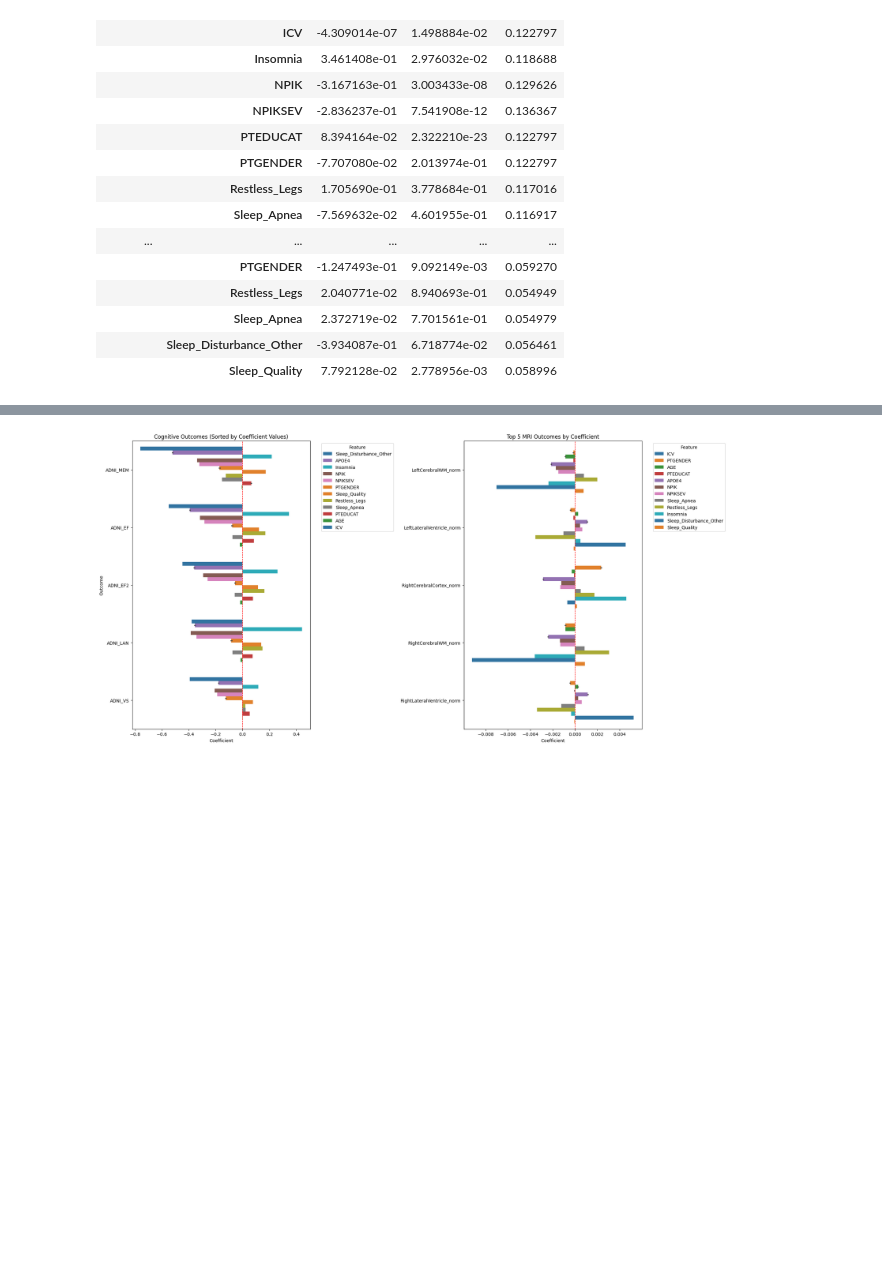
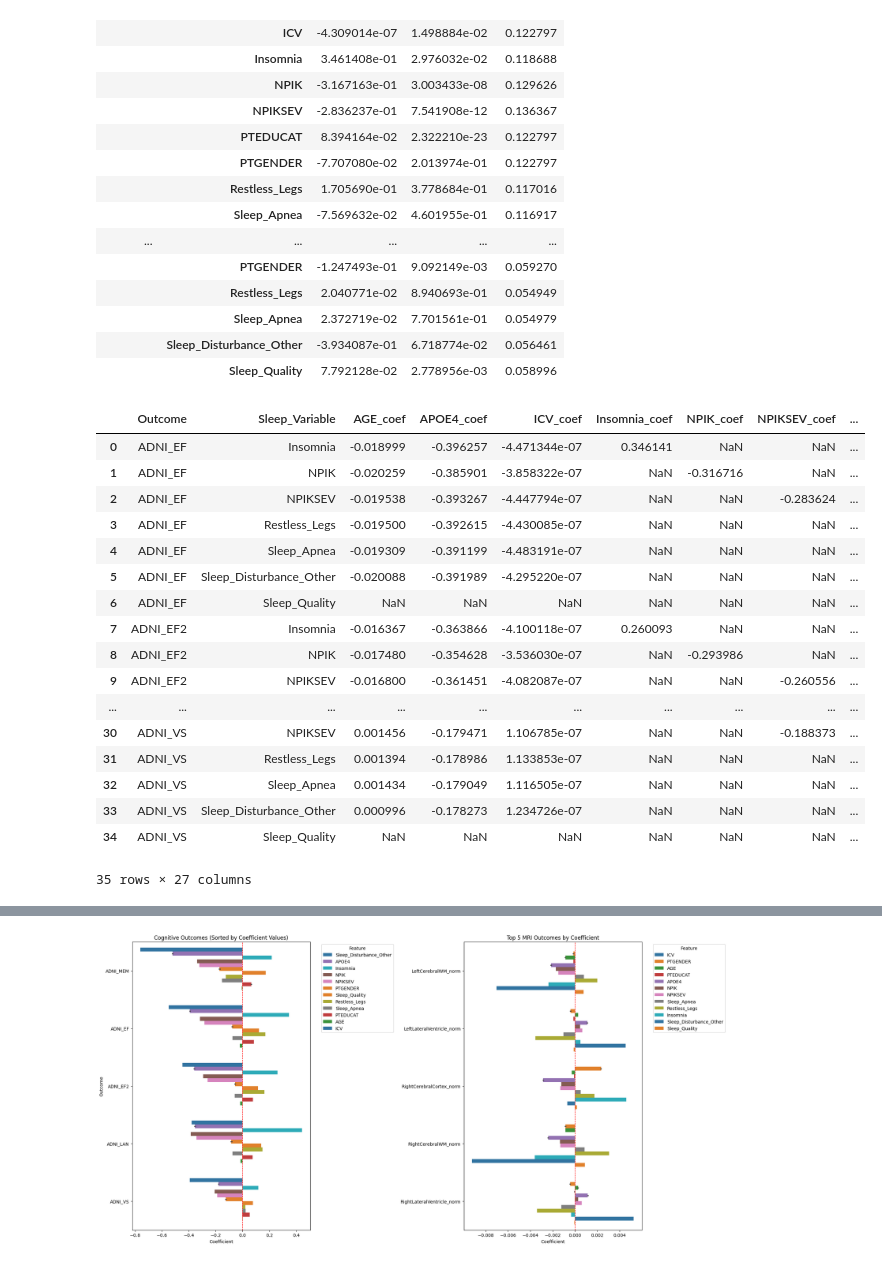
Before and after one commit to Da4kek/AD-Sleep, a Jupyter notebook: modeling-2.ipynb, the cells around one changed output, grey strips where cells are left out. Saved outputs shown, nothing was run; the diff lists cells and outputs as text; code cells hidden in the pictures; blank space fills up the shorter version.

Commit message:
Changed the groupby method

```diff
--- a/modeling-2.ipynb
+++ b/modeling-2.ipynb
@@ -316,3 +317,48 @@ OLS_results_cognitive_df.groupby(['Outcome','Feature']).mean()
 |  | Sleep_Apnea | 2.372719e-02 | 7.701561e-01 | 0.054979 |
 |  | Sleep_Disturbance_Other | -3.934087e-01 | 6.718774e-02 | 0.056461 |
 |  | Sleep_Quality | 7.792128e-02 | 2.778956e-03 | 0.058996 |
+# %%
+def reshape_ols_results(df, sleep_vars):
+    df = df.copy()
+    df['Sleep_Variable'] = df['Feature'].where(df['Feature'].isin(sleep_vars))
+    df['Sleep_Variable'] = df.groupby(['Outcome'])['Sleep_Variable'].ffill()
+    df = df.dropna(subset=['Sleep_Variable'])
+    coef_df = df.pivot_table(
+        index=['Outcome', 'Sleep_Variable'],
+        columns='Feature',
+        values='Coefficient'
+    )
+    coef_df.columns = [f'{col}_coef' for col in coef_df.columns]
+
+    pval_df = df.pivot_table(
+        index=['Outcome', 'Sleep_Variable'],
+        columns='Feature',
+        values='P-Value'
+    )
+    pval_df.columns = [f'{col}_pval' for col in pval_df.columns]
+
+    rsq_df = df.groupby(['Outcome', 'Sleep_Variable'])['R-Squared'].first()
+    result_df = pd.concat([coef_df, pval_df, rsq_df], axis=1).reset_index()
+
+    return result_df
+# %%
+reshape_ols_results(OLS_results_cognitive_df, sleep_vars)
+# %% [output]
+|  | Outcome | Sleep_Variable | AGE_coef | APOE4_coef | ICV_coef | Insomnia_coef | NPIK_coef | NPIKSEV_coef | ... |
+| 0 | ADNI_EF | Insomnia | -0.018999 | -0.396257 | -4.471344e-07 | 0.346141 | NaN | NaN | ... |
+| 1 | ADNI_EF | NPIK | -0.020259 | -0.385901 | -3.858322e-07 | NaN | -0.316716 | NaN | ... |
+| 2 | ADNI_EF | NPIKSEV | -0.019538 | -0.393267 | -4.447794e-07 | NaN | NaN | -0.283624 | ... |
+| 3 | ADNI_EF | Restless_Legs | -0.019500 | -0.392615 | -4.430085e-07 | NaN | NaN | NaN | ... |
+| 4 | ADNI_EF | Sleep_Apnea | -0.019309 | -0.391199 | -4.483191e-07 | NaN | NaN | NaN | ... |
+| 5 | ADNI_EF | Sleep_Disturbance_Other | -0.020088 | -0.391989 | -4.295220e-07 | NaN | NaN | NaN | ... |
+| 6 | ADNI_EF | Sleep_Quality | NaN | NaN | NaN | NaN | NaN | NaN | ... |
+| 7 | ADNI_EF2 | Insomnia | -0.016367 | -0.363866 | -4.100118e-07 | 0.260093 | NaN | NaN | ... |
+| 8 | ADNI_EF2 | NPIK | -0.017480 | -0.354628 | -3.536030e-07 | NaN | -0.293986 | NaN | ... |
+| 9 | ADNI_EF2 | NPIKSEV | -0.016800 | -0.361451 | -4.082087e-07 | NaN | NaN | -0.260556 | ... |
+| ... | ... | ... | ... | ... | ... | ... | ... | ... | ... |
+| 30 | ADNI_VS | NPIKSEV | 0.001456 | -0.179471 | 1.106785e-07 | NaN | NaN | -0.188373 | ... |
+| 31 | ADNI_VS | Restless_Legs | 0.001394 | -0.178986 | 1.133853e-07 | NaN | NaN | NaN | ... |
+| 32 | ADNI_VS | Sleep_Apnea | 0.001434 | -0.179049 | 1.116505e-07 | NaN | NaN | NaN | ... |
+| 33 | ADNI_VS | Sleep_Disturbance_Other | 0.000996 | -0.178273 | 1.234726e-07 | NaN | NaN | NaN | ... |
+| 34 | ADNI_VS | Sleep_Quality | NaN | NaN | NaN | NaN | NaN | NaN | ... |
+35 rows × 27 columns
```
Also changed, not shown: parts of 2 cells of this notebook, 1 other file.
